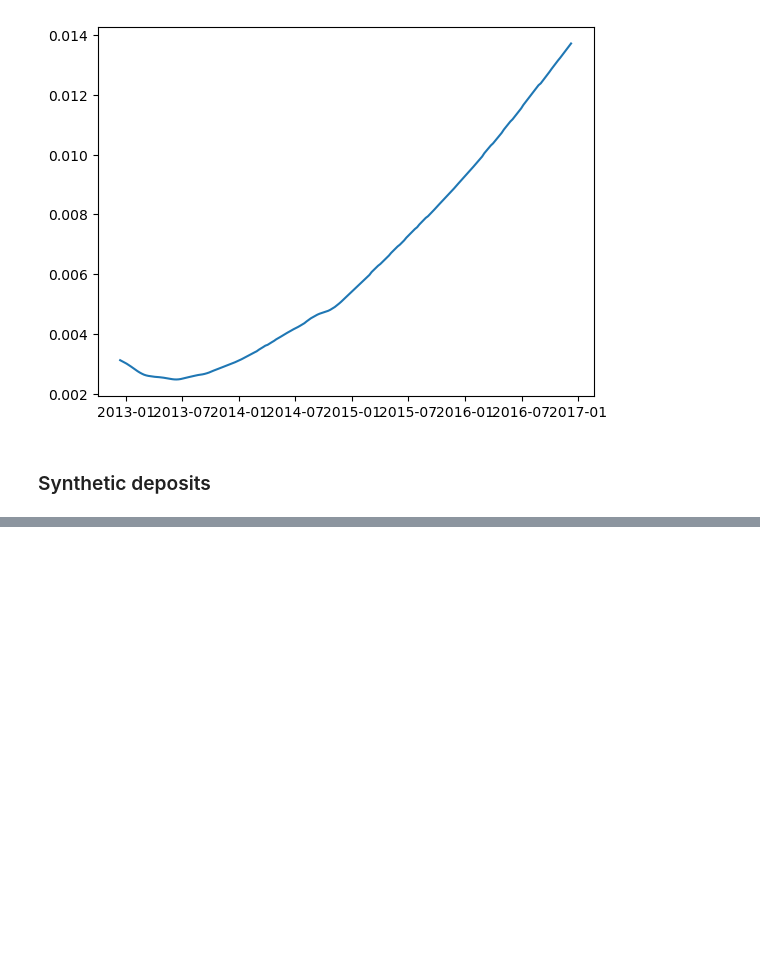
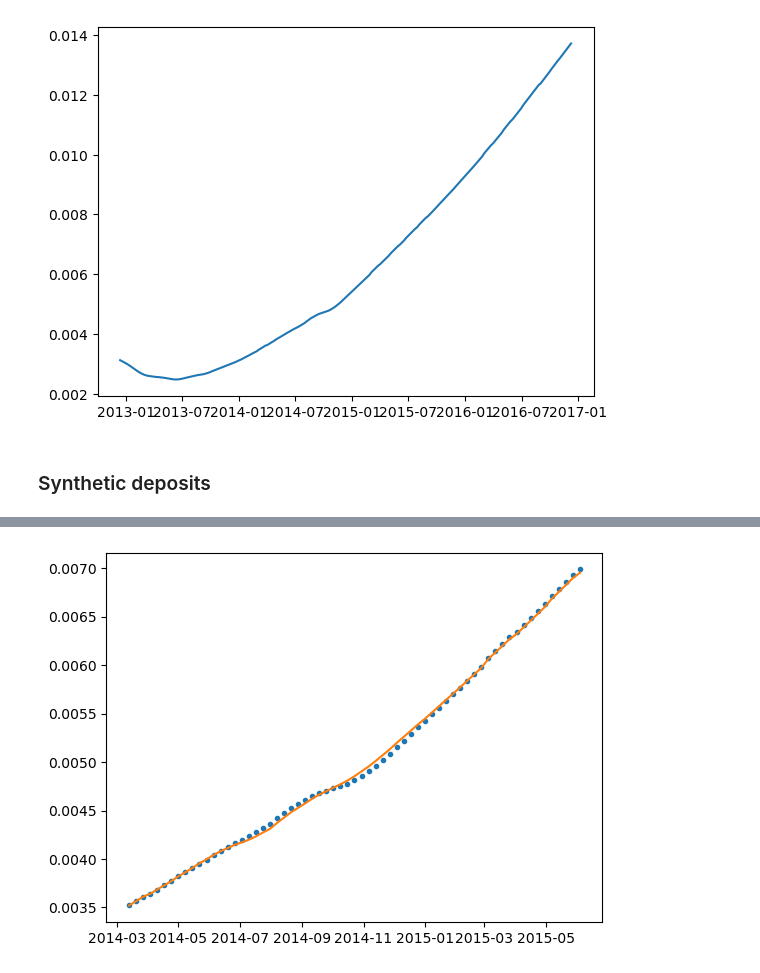
Before and after one commit to marcobonifacio/apps-and-games, a Jupyter notebook: quantlib/cookbook/7. Euribor curve bootstrapping.ipynb, the cells around one changed output, grey strips where cells are left out. Cells and saved outputs as stored; diff of their text form; code cells hidden in the pictures; blank space fills up the shorter version.

```diff
--- a/quantlib/cookbook/7. Euribor curve bootstrapping.ipynb
+++ b/quantlib/cookbook/7. Euribor curve bootstrapping.ipynb
@@ -106,0 +234,12 @@ plot.plot([datetime.date(d.year(), d.month(), d.dayOfMonth()) for d in dates], r
+# %%
+dates = [spot + ql.Period(i, ql.Weeks) for i in range(65, 130)]
+rates_0 = [euribor6m_curve_0.forwardRate(d, euribor6m.maturityDate(d),
+                                         ql.Actual360(), ql.Simple).rate()
+           for d in dates]
+rates = [euribor6m_curve.forwardRate(d, euribor6m.maturityDate(d),
+                                     ql.Actual360(), ql.Simple).rate()
+         for d in dates]
+plot.plot([datetime.date(d.year(), d.month(), d.dayOfMonth()) for d in dates], rates_0, '.');
+plot.plot([datetime.date(d.year(), d.month(), d.dayOfMonth()) for d in dates], rates, '-');
+# %% [output]
+[figure, added]
```
Also changed, not shown: parts of 47 cells of this notebook, 1 other file.
